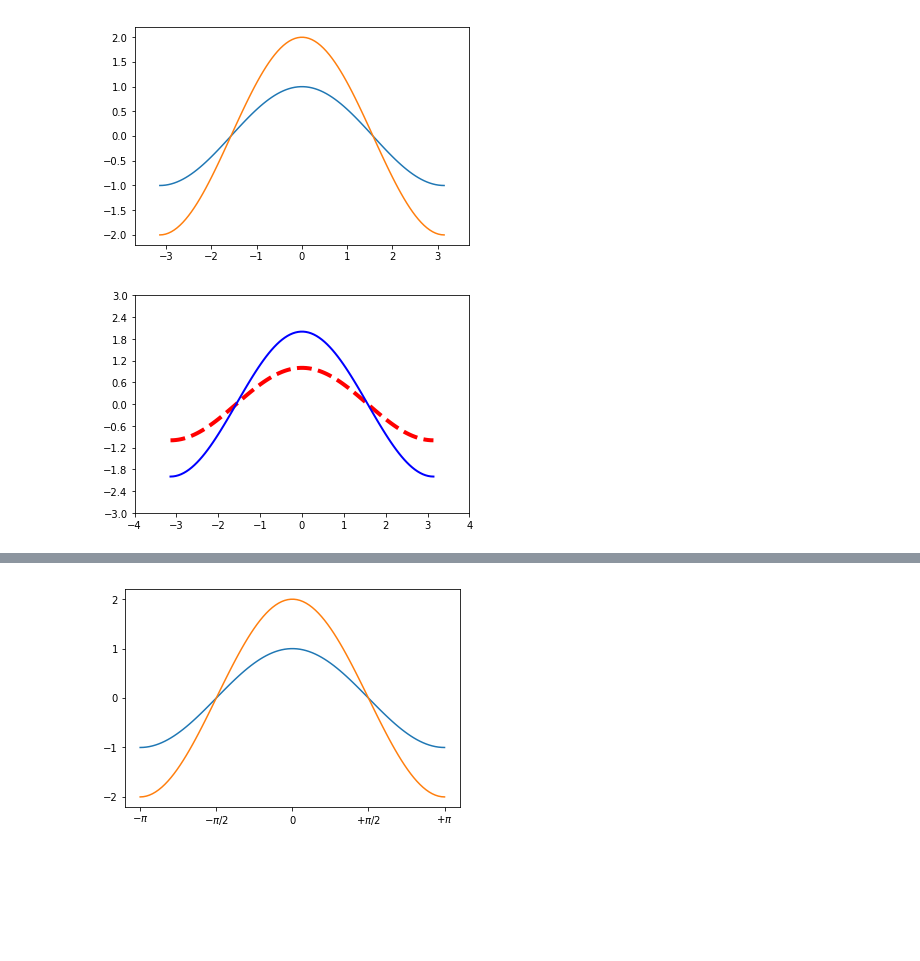
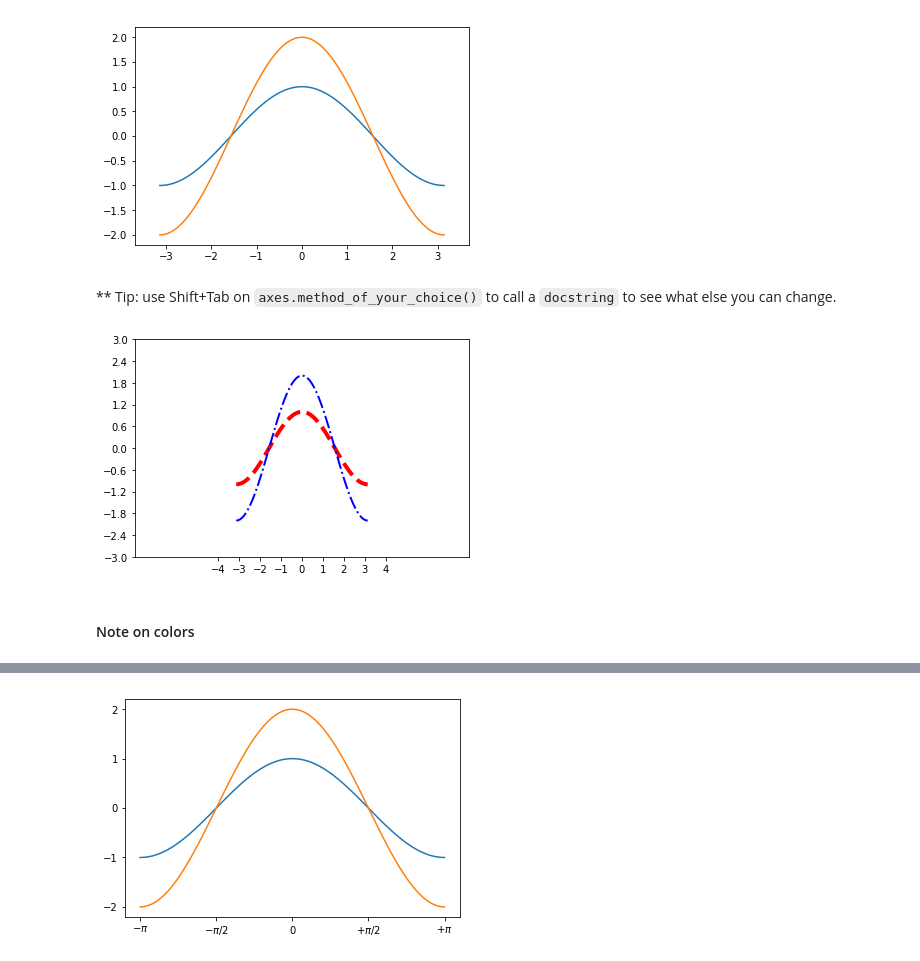
Before and after one commit to ueapy/pythoncourse2018-materials, a Jupyter notebook: notebooks/15-Matplotlib.ipynb, the cells around one changed output, grey strips where cells are left out. Drawn from its saved outputs; the diff is of its cells as text; code cells hidden in the pictures; blank space fills up the shorter version.

```diff
--- a/notebooks/15-Matplotlib.ipynb
+++ b/notebooks/15-Matplotlib.ipynb
@@ -63,17 +73,21 @@ axes.set_xticks(np.linspace(-3,3,7,endpoint=True));
 axes.set_yticks(np.linspace(-2,2,9,endpoint=True));
 # %% [output]
 [figure]
+# %% [markdown]
+** Tip: use Shift+Tab on `axes.method_of_your_choice()` to call a `docstring` to see what else you can change.
 # %%
 # Your code here
 # %%
 # Solution
 # Plot data (with explicit plotting settings)
 fig, axes = plt.subplots(nrows=1, ncols=1, figsize=(6,4))
 axes.plot(X, C1, color='r', linewidth=4, linestyle='--');
-axes.plot(X, C2, color='b', linewidth=2, linestyle='-');
-axes.set_xlim(-4, 4)
+axes.plot(X, C2, color='b', linewidth=2, linestyle='-.');
+axes.set_xlim(-8, 8)
 axes.set_ylim(-3, 3)
 axes.set_xticks(np.linspace(-4,4,9,endpoint=True));
 axes.set_yticks(np.linspace(-3,3,11,endpoint=True));
 # %% [output]
-[figure, old version]
+[figure, new version]
+# %% [markdown]
+#### Note on colors
```
Also changed, not shown: parts of 39 cells of this notebook.
